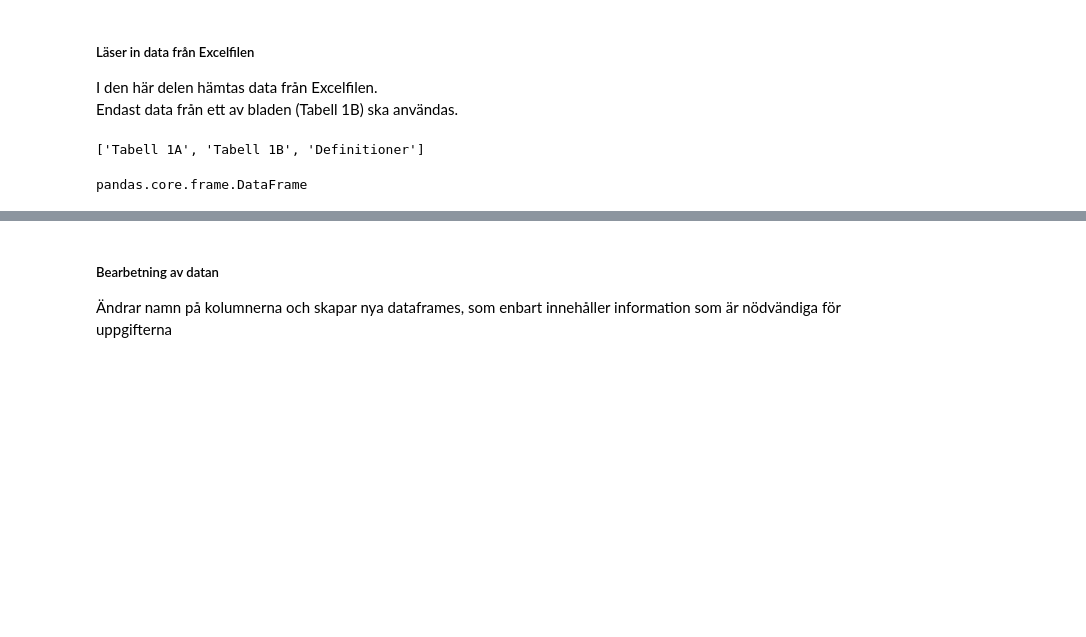
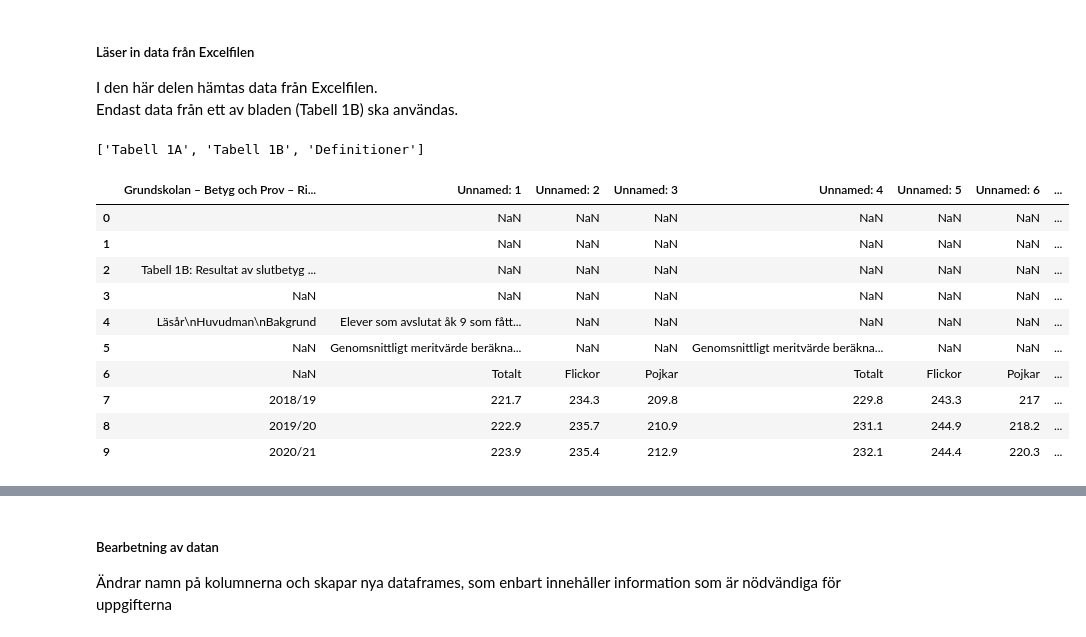
Before and after one commit to suseliwen/Labb2---skolstatistik, a Jupyter notebook: Labb2_uppgift2.ipynb, the cells around one changed output, grey strips where cells are left out. Cells and saved outputs as stored; diff of their text form; code cells hidden in the pictures; blank space fills up the shorter version.

```diff
--- a/Labb2_uppgift2.ipynb
+++ b/Labb2_uppgift2.ipynb
@@ -12,9 +12,19 @@ sheets = pd.ExcelFile("data/betyg_o_prov_riksnivå (1).xlsx").sheet_names
 print(sheets)
 # %% [output]
 ['Tabell 1A', 'Tabell 1B', 'Definitioner']
-# %%
-df = pd.read_excel("data/betyg_o_prov_riksnivå (1).xlsx", sheet_name = "Tabell 1B", header= 7)
-df.head(7)
-type(df)
-# %% [output]
-pandas.core.frame.DataFrame
+# %%
+#Använder df_annual för att se om, och i så fall hur många, rader som behöver hoppas över.
+df_annual = pd.read_excel("data/betyg_o_prov_riksnivå (1).xlsx", sheet_name="Tabell 1B")
+df_annual.head(10)
+# %% [output]
+|  | Grundskolan – Betyg och Prov – Ri... | Unnamed: 1 | Unnamed: 2 | Unnamed: 3 | Unnamed: 4 | Unnamed: 5 | Unnamed: 6 | ... |
+| 0 |  | NaN | NaN | NaN | NaN | NaN | NaN | ... |
+| 1 |  | NaN | NaN | NaN | NaN | NaN | NaN | ... |
+| 2 | Tabell 1B: Resultat av slutbetyg ... | NaN | NaN | NaN | NaN | NaN | NaN | ... |
+| 3 | NaN | NaN | NaN | NaN | NaN | NaN | NaN | ... |
+| 4 | Läsår\nHuvudman\nBakgrund | Elever som avslutat åk 9 som fått... | NaN | NaN | NaN | NaN | NaN | ... |
+| 5 | NaN | Genomsnittligt meritvärde beräkna... | NaN | NaN | Genomsnittligt meritvärde beräkna... | NaN | NaN | ... |
+| 6 | NaN | Totalt | Flickor | Pojkar | Totalt | Flickor | Pojkar | ... |
+| 7 | 2018/19 | 221.7 | 234.3 | 209.8 | 229.8 | 243.3 | 217 | ... |
+| 8 | 2019/20 | 222.9 | 235.7 | 210.9 | 231.1 | 244.9 | 218.2 | ... |
+| 9 | 2020/21 | 223.9 | 235.4 | 212.9 | 232.1 | 244.4 | 220.3 | ... |
```
Also changed, not shown: parts of 11 cells of this notebook, 1 other file.
